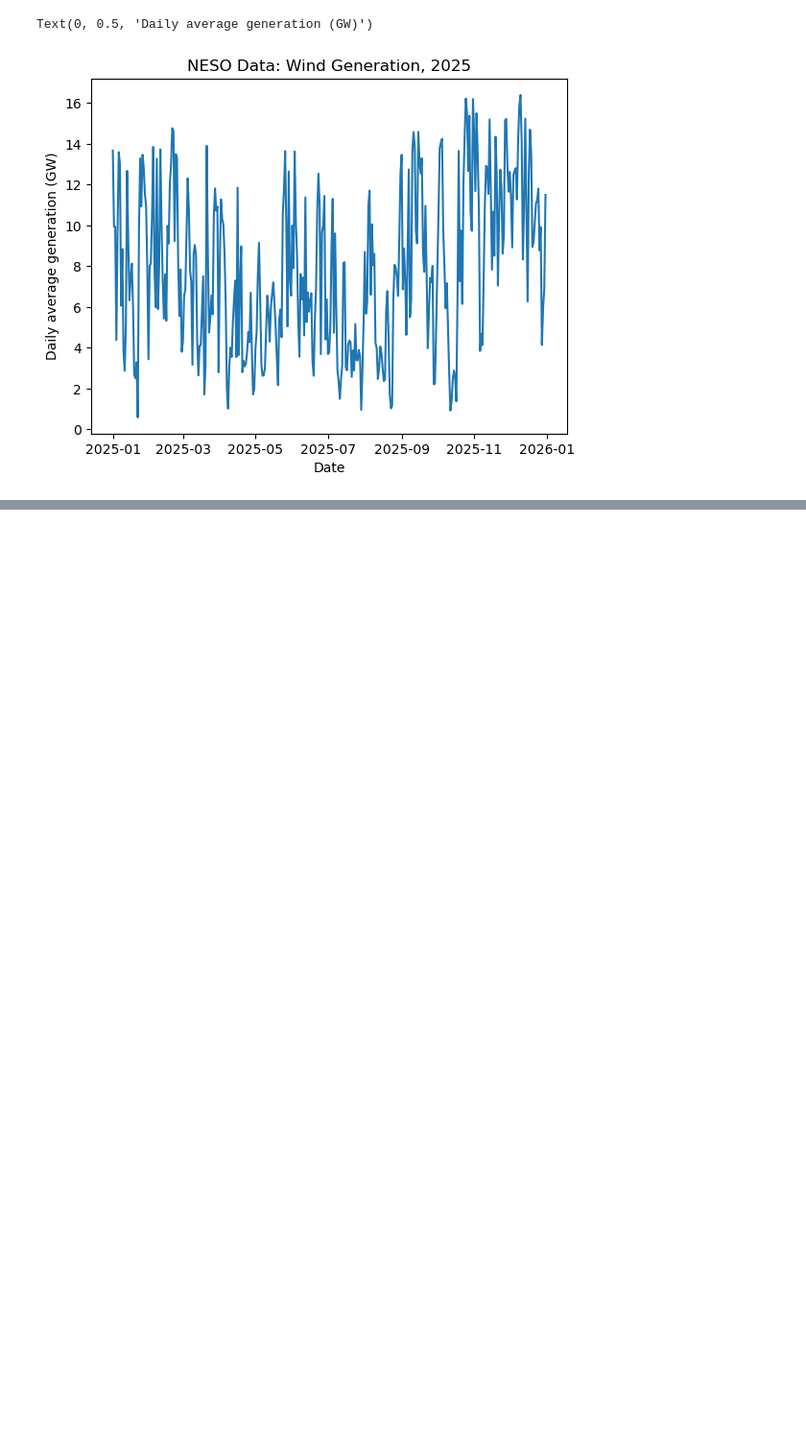
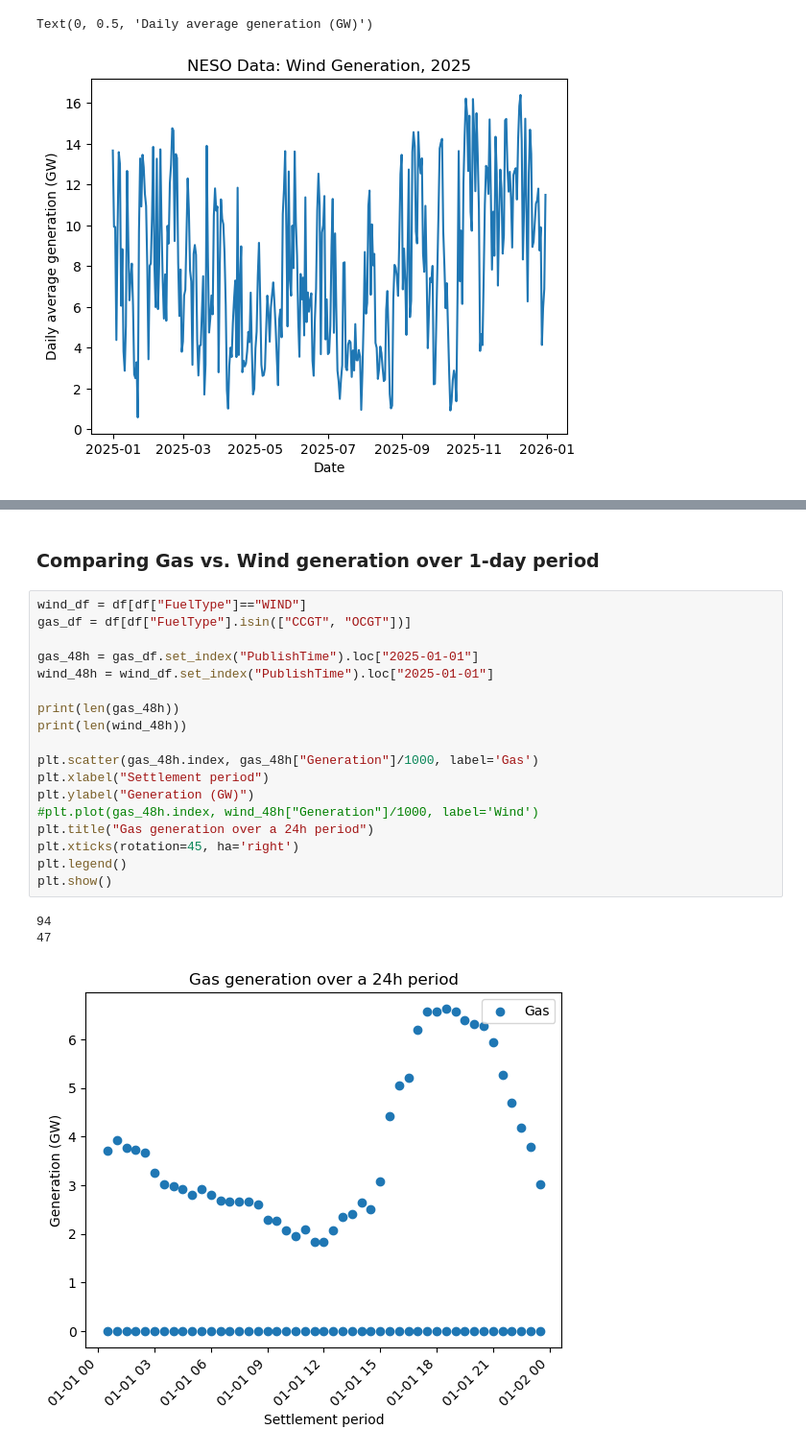
Before and after one commit to m-ichiban/MishBScMajorProject, a Jupyter notebook: MishMajorProject.ipynb, the cells around one changed output, grey strips where cells are left out. Shown at 96% size. Cells and saved outputs as stored; diff of their text form; blank space fills up the shorter version.

```diff
--- a/MishMajorProject.ipynb
+++ b/MishMajorProject.ipynb
@@ -180,0 +220,24 @@ plt.ylabel("Daily average generation (GW)")
+# %% [markdown]
+### Comparing Gas vs. Wind generation over 1-day period
+# %%
+wind_df = df[df["FuelType"]=="WIND"]
+gas_df = df[df["FuelType"].isin(["CCGT", "OCGT"])]
+
+gas_48h = gas_df.set_index("PublishTime").loc["2025-01-01"]
+wind_48h = wind_df.set_index("PublishTime").loc["2025-01-01"]
+
+print(len(gas_48h))
+print(len(wind_48h))
+
+plt.scatter(gas_48h.index, gas_48h["Generation"]/1000, label='Gas')
+plt.xlabel("Settlement period")
+plt.ylabel("Generation (GW)")
+#plt.plot(gas_48h.index, wind_48h["Generation"]/1000, label='Wind')
+plt.title("Gas generation over a 24h period")
+plt.xticks(rotation=45, ha='right')
+plt.legend()
+plt.show()
+# %% [output]
+94
+47
+[figure, added]
```
Also changed, not shown: parts of 11 cells of this notebook.
